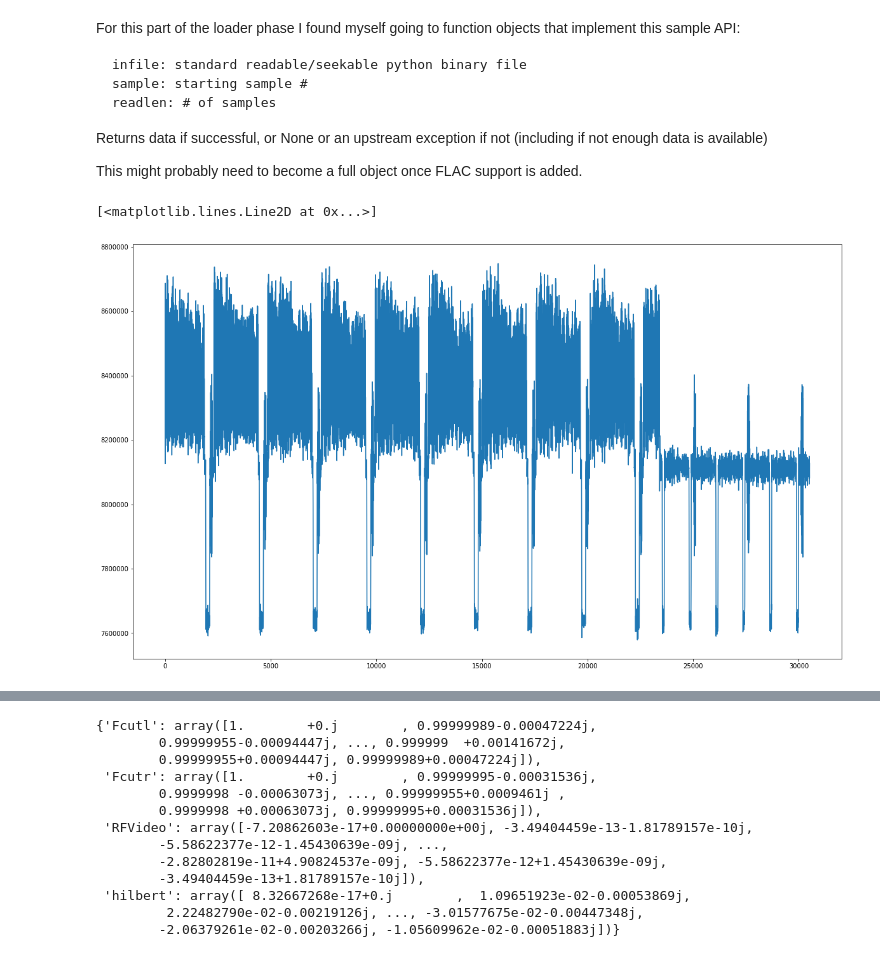
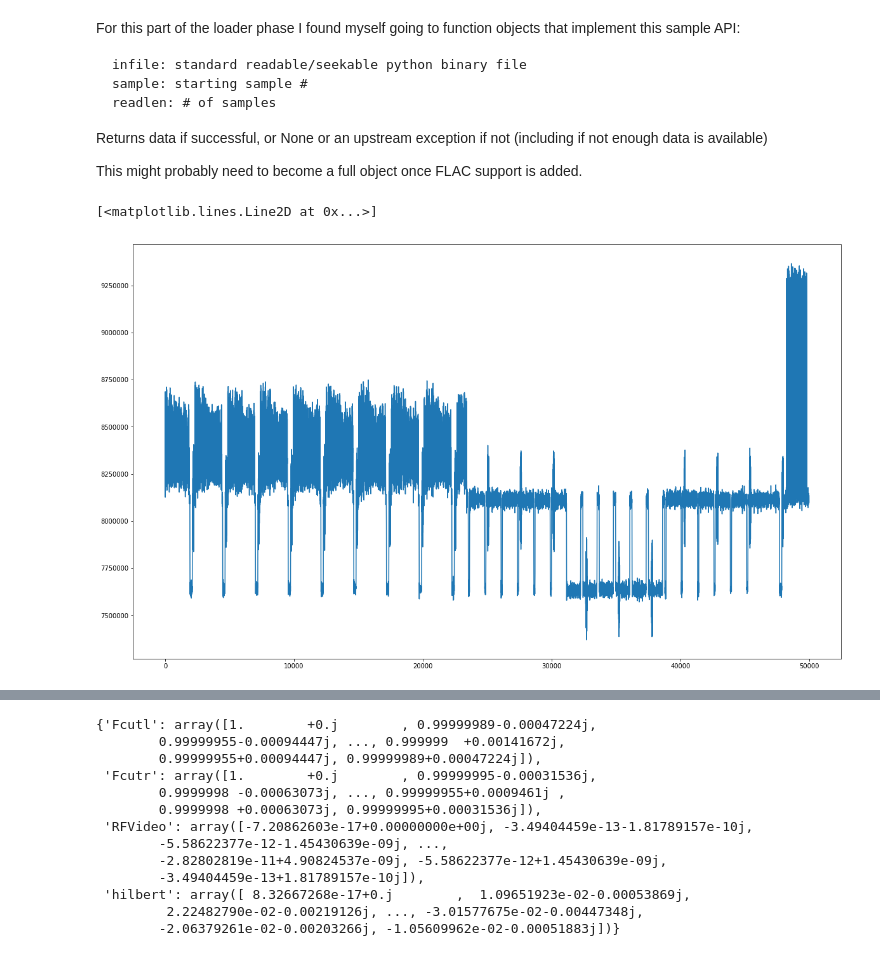
Before and after one commit to happycube/ld-decode, a Jupyter notebook: ld-decode-r1.ipynb, the cells around one changed output, grey strips where cells are left out. Drawn from its saved outputs; the diff is of its cells as text; code cells hidden in the pictures.

```diff
--- a/ld-decode-r1.ipynb
+++ b/ld-decode-r1.ipynb
@@ -257,6 +257,42 @@ def inrange(a, mi, ma):
 
 def sqsum(cmplx):
     return np.sqrt((cmplx.real ** 2) + (cmplx.imag ** 2))
+# %%
+def unwrap_hilbert(hilbert, freq_hz):
+    tangles = np.angle(hilbert)
+    dangles = np.pad(np.diff(tangles), (1, 0), mode='constant')
+
+    # make sure unwapping goes the right way
+    if (dangles[0] < -pi):
+        dangles[0] += tau
+
+    tdangles2 = np.unwrap(dangles)
+    # With extremely bad data, the unwrapped angles can jump.
+    while np.min(tdangles2) < 0:
+        tdangles2[tdangles2 < 0] += tau
+    while np.max(tdangles2) > tau:
+        tdangles2[tdangles2 > tau] -= tau
+    return (tdangles2 * (freq_hz / tau))
+# %%
+# These are invariant parameters
+SysParams_NTSC = {
+    'fsc_mhz': (315.0 / 88.0),
+    'pilot_mhz': (315.0 / 88.0),
+    'frame_lines': 525,
+
+    'ire0': 8100000,
+    'hz_ire': 1700000 / 140.0,
+
+    # most NTSC disks have analog audio, except CD-V and a few Panasonic demos
+    'analog_audio': True,
+    # From the spec - audio frequencies are multiples of the (color) line rate
+    'audio_lfreq': (1000000*315/88/227.5) * 146.25,
+    'audio_rfreq': (1000000*315/88/227.5) * 178.75,
+}
+
+# In color NTSC, the line period was changed from 63.5 to 227.5 color cycles,
+# which works out to 63.5(with a bar on top) usec
+SysParams_NTSC['line_period'] = 1/(SysParams_NTSC['fsc_mhz']/227.5)
 # %%
 class RFDecode:
     def __init__(self, freq = 40, system = 'NTSC', blocklen_ = 16384):
@@ -497,5 +494,0 @@ decode1 = foo.demod(infile, 50000, 80000)
-# %%
-plt.plot(decode1[0]['demod'])
-# %% [output]
-[<matplotlib.lines.Line2D at 0x...>]
-[figure, removed]
@@ -503,3 +498,14 @@ plt.plot(decode1[0]['demod'])
 infile = open('/home/cpage/Downloads/dl-snippet-10bit.lds', 'rb')
 loader = load_packed_data_4_40
 data = loader(infile, 50000, 16384)
+# %%
+rfd = RFDecode()
+rfd.computefilters()
+#decode1 = foo.demodblock(data)
+# %%
+decode1 = rfd.demod(infile, 50000, 2500000)
+# %%
+plt.plot(decode1[0]['demod'][0:50000])
+# %% [output]
+[<matplotlib.lines.Line2D at 0x...>]
+[figure, added]
```
Also changed, not shown: parts of 13 cells of this notebook.
